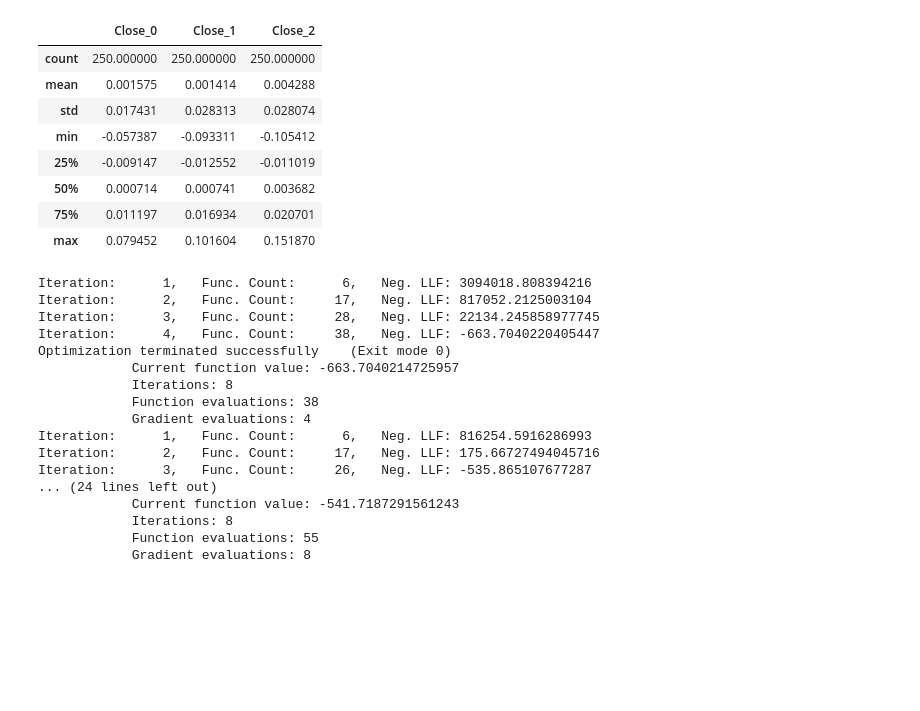
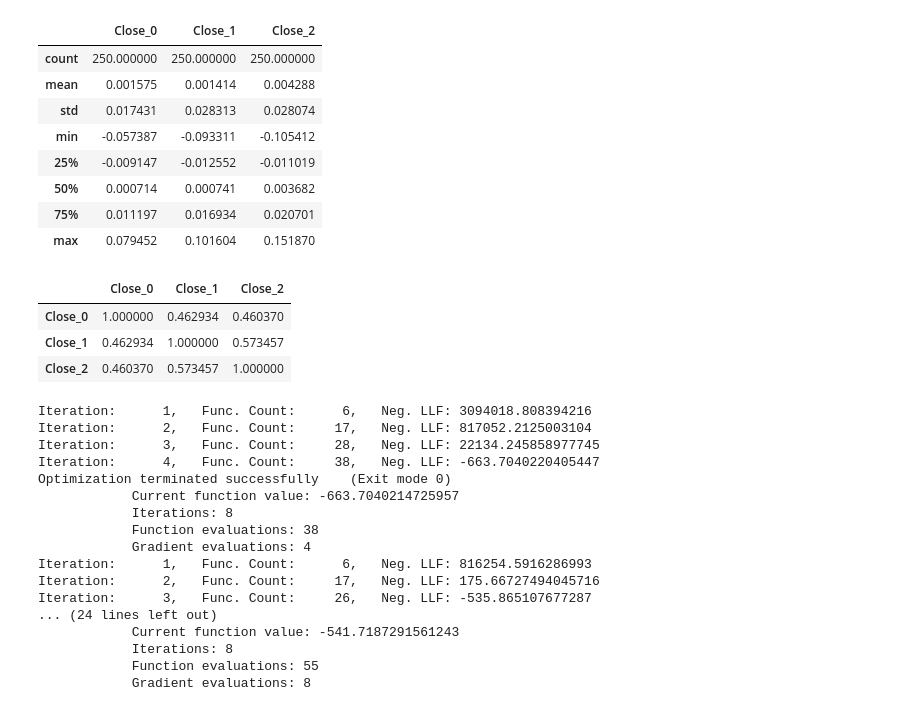
Before and after one commit to nverma-ML/QuantFinance, a Jupyter notebook: GARCH(1,1)_Estimation.ipynb, the cells around one changed output. Drawn from its saved outputs; the diff is of its cells as text; code cells hidden in the pictures; blank space fills up the shorter version.

```diff
--- a/GARCH(1,1)_Estimation.ipynb
+++ b/GARCH(1,1)_Estimation.ipynb
@@ -186,6 +186,13 @@ combined_ret_ts.describe()
 | 50% | 0.000714 | 0.000741 | 0.003682 |
 | 75% | 0.011197 | 0.016934 | 0.020701 |
 | max | 0.079452 | 0.101604 | 0.151870 |
+# %%
+combined_ret_ts[['Close_0','Close_1','Close_2']].corr()
+# %% [output]
+|  | Close_0 | Close_1 | Close_2 |
+| Close_0 | 1.000000 | 0.462934 | 0.460370 |
+| Close_1 | 0.462934 | 1.000000 | 0.573457 |
+| Close_2 | 0.460370 | 0.573457 | 1.000000 |
 # %%
 #Run GARCH using python inbuilt libraries
 from arch import arch_model
```
Also changed, not shown: parts of 1 cell of this notebook, 2 other files.
